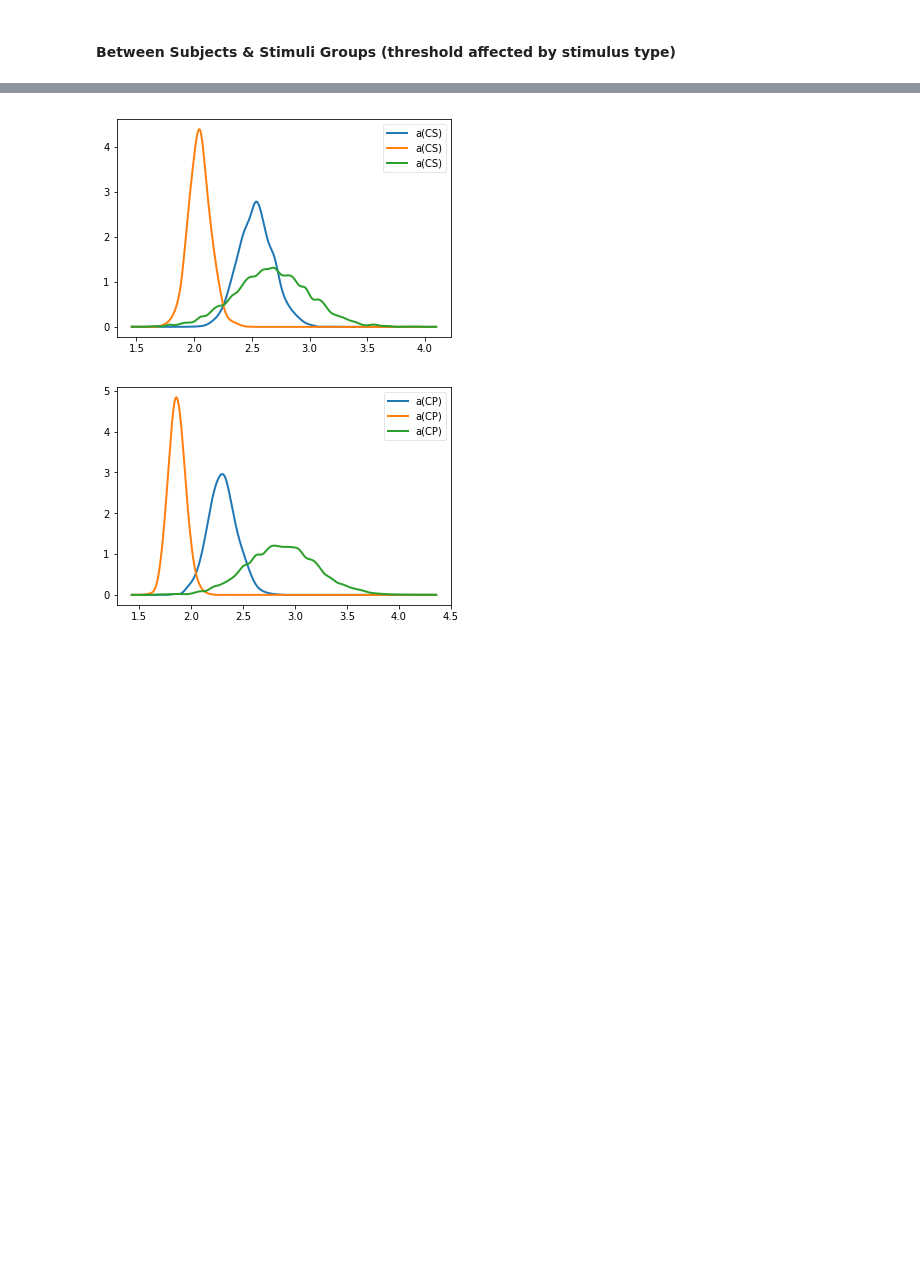
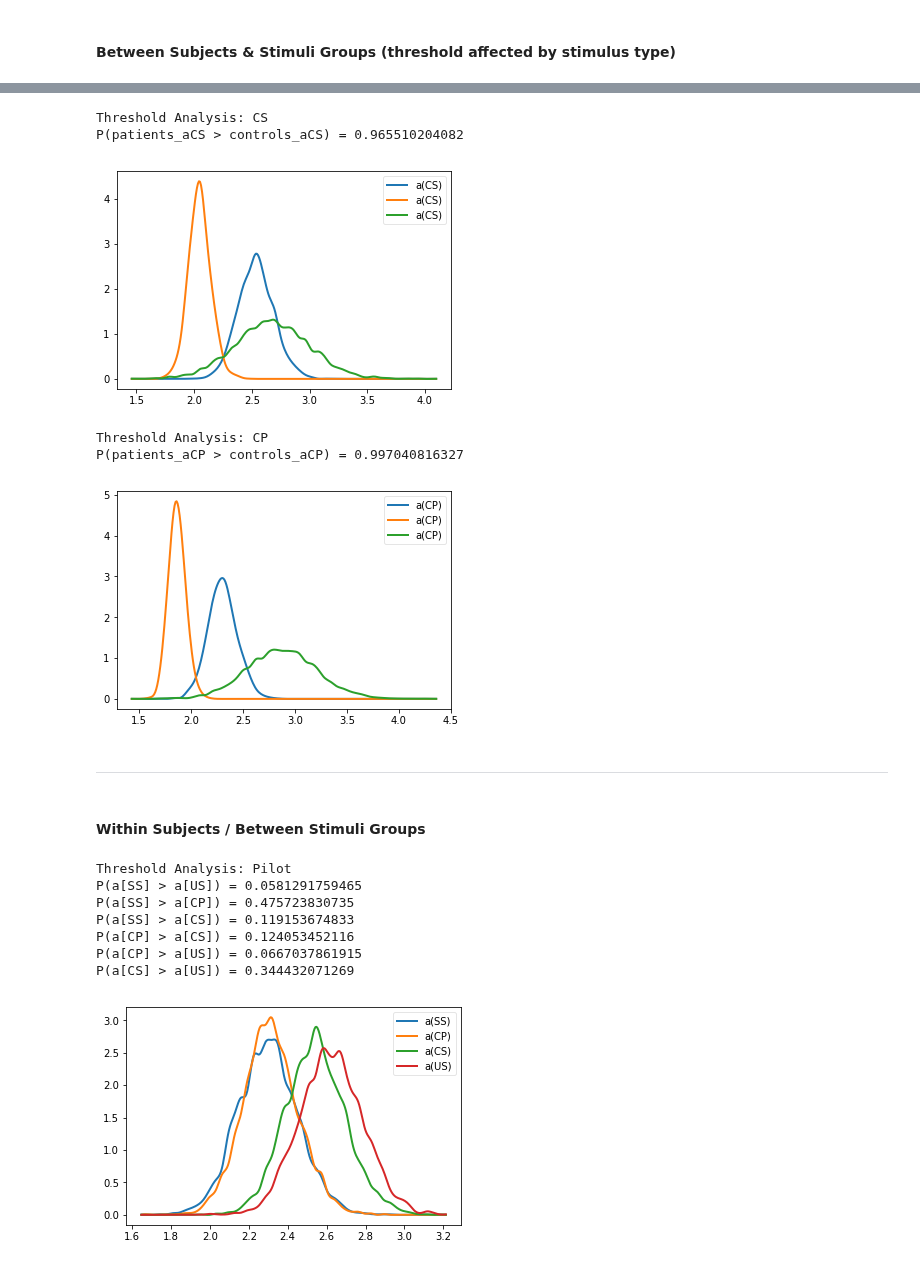
Before and after one commit to CPernet/LanguageDecision, a Jupyter notebook: language_decision/language_decision_model.ipynb, the cells around one changed output, grey strips where cells are left out. Saved outputs shown, nothing was run; the diff lists cells and outputs as text; code cells hidden in the pictures; blank space fills up the shorter version.

Commit message:
add stats + dic for models

```diff
--- a/language_decision/language_decision_model.ipynb
+++ b/language_decision/language_decision_model.ipynb
@@ -170,7 +281,12 @@ controls_aCS = controls_model_threshold.nodes_db.node['a(CS)']
 patients_aCS = patients_model_threshold.nodes_db.node['a(CS)']
 
 hddm.analyze.plot_posterior_nodes([pilot_aCS, controls_aCS, patients_aCS])
+
+print("Threshold Analysis: CS")
+print('P(patients_aCS > controls_aCS) = ' + str((patients_aCS.trace() > controls_aCS.trace()).mean()))
 # %% [output]
+Threshold Analysis: CS
+P(patients_aCS > controls_aCS) = 0.965510204082
 [figure]
 # %%
 pilot_aCP = pilot_model_threshold.nodes_db.node['a(CP)']
@@ -178,5 +294,35 @@ controls_aCP = controls_model_threshold.nodes_db.node['a(CP)']
 patients_aCP = patients_model_threshold.nodes_db.node['a(CP)']
 
 hddm.analyze.plot_posterior_nodes([pilot_aCP, controls_aCP, patients_aCP])
+
+print("Threshold Analysis: CP")
+print('P(patients_aCP > controls_aCP) = ' + str((patients_aCP.trace() > controls_aCP.trace()).mean()))
 # %% [output]
+Threshold Analysis: CP
+P(patients_aCP > controls_aCP) = 0.997040816327
 [figure]
+# %% [markdown]
+---
+# %% [markdown]
+#### Within Subjects / Between Stimuli Groups
+# %%
+pilot_aSS, pilot_aCP, pilot_aCS, pilot_aUS = pilot_model_threshold.nodes_db.node[['a(SS)', 'a(CP)', 'a(CS)', 'a(US)']]
+
+hddm.analyze.plot_posterior_nodes([pilot_aSS, pilot_aCP, pilot_aCS, pilot_aUS])
+
+print("Threshold Analysis: Pilot")
+print('P(a[SS] > a[US]) = ' + str((pilot_aSS.trace() > pilot_aUS.trace()).mean()))
+print('P(a[SS] > a[CP]) = ' + str((pilot_aSS.trace() > pilot_aCP.trace()).mean()))
+print('P(a[SS] > a[CS]) = ' + str((pilot_aSS.trace() > pilot_aCS.trace()).mean()))
+print('P(a[CP] > a[CS]) = ' + str((pilot_aCP.trace() > pilot_aCS.trace()).mean()))
+print('P(a[CP] > a[US]) = ' + str((pilot_aCP.trace() > pilot_aUS.trace()).mean()))
+print('P(a[CS] > a[US]) = ' + str((pilot_aCS.trace() > pilot_aUS.trace()).mean()))
+# %% [output]
+Threshold Analysis: Pilot
+P(a[SS] > a[US]) = 0.0581291759465
+P(a[SS] > a[CP]) = 0.475723830735
+P(a[SS] > a[CS]) = 0.119153674833
+P(a[CP] > a[CS]) = 0.124053452116
+P(a[CP] > a[US]) = 0.0667037861915
+P(a[CS] > a[US]) = 0.344432071269
+[figure, added]
```
Also changed, not shown: parts of 28 cells of this notebook.
